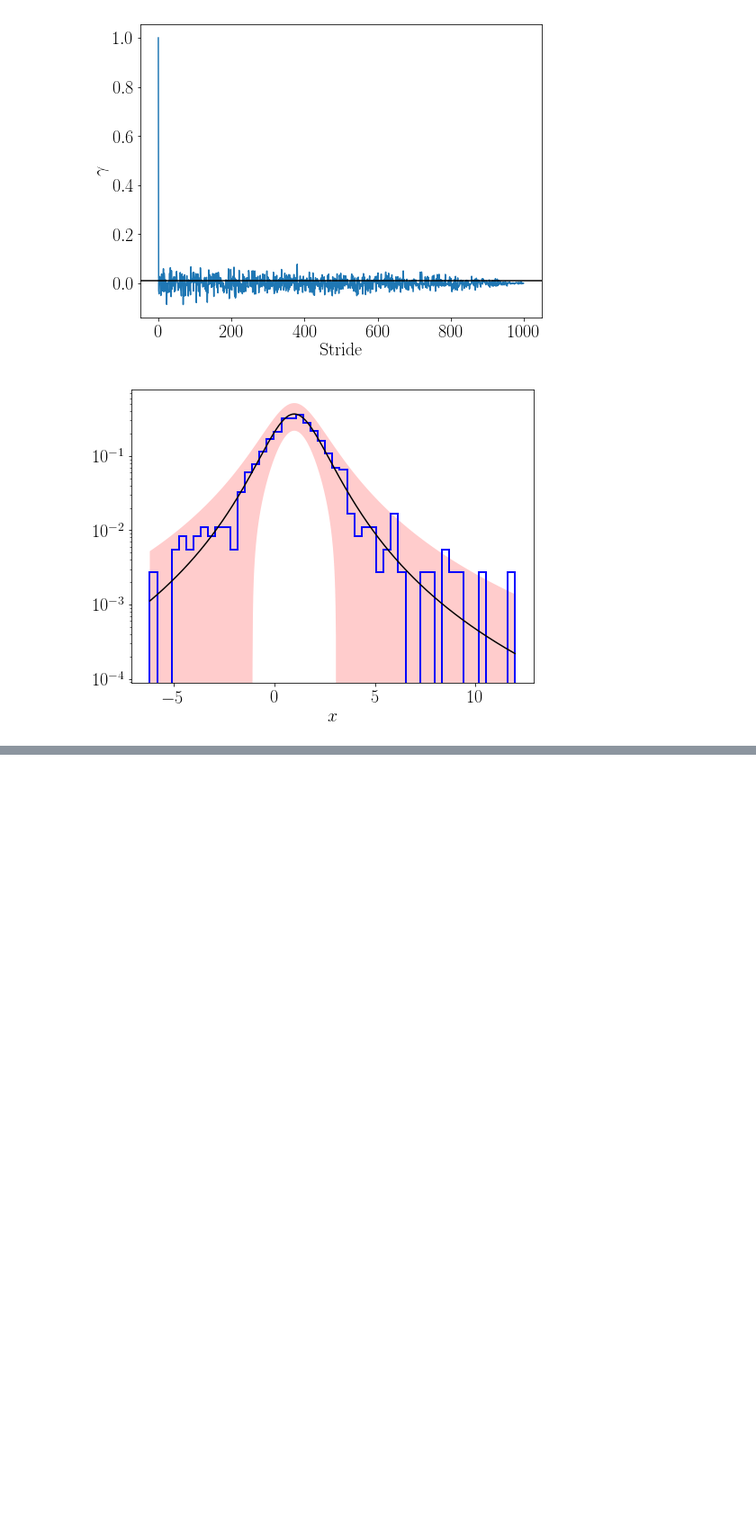
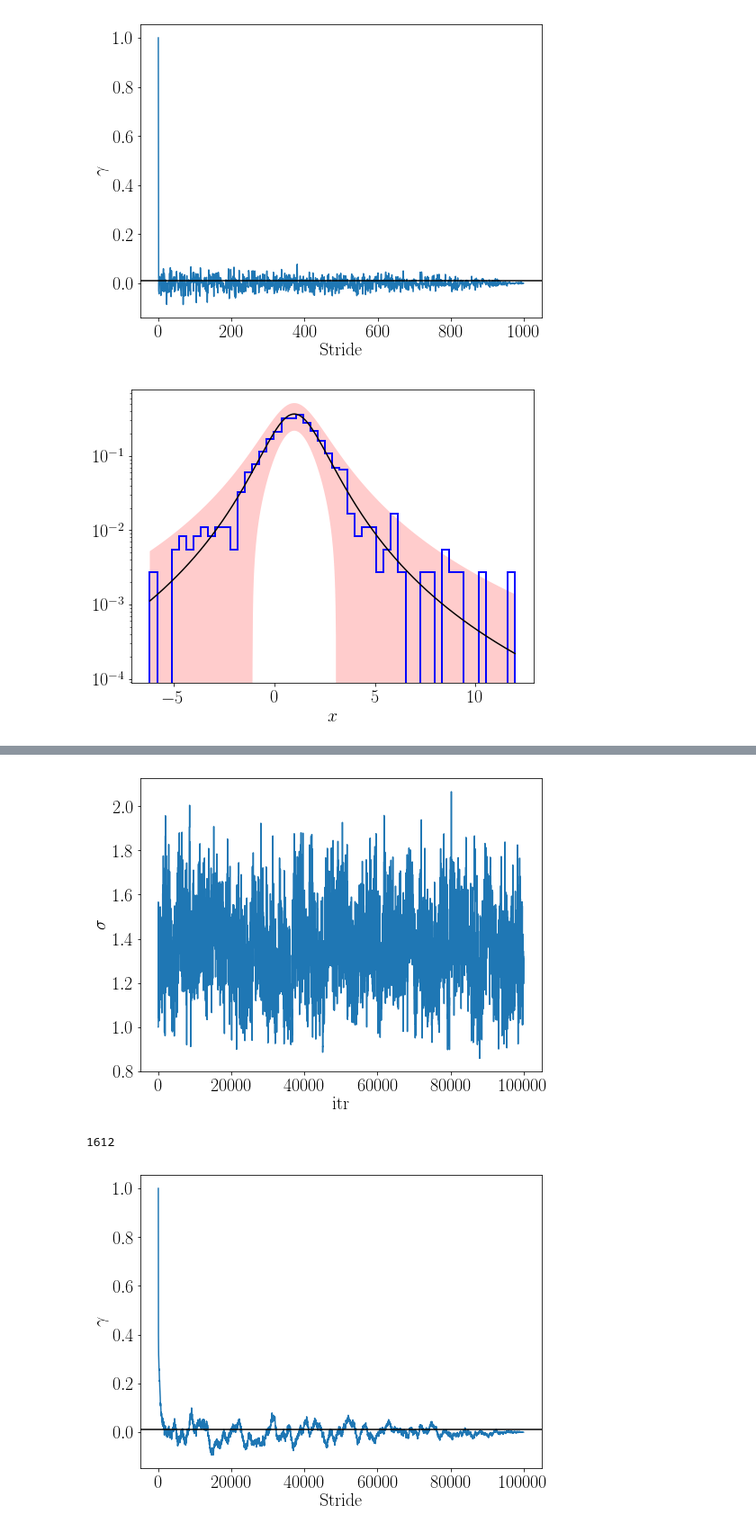
Before and after one commit to TravisRobson/MCMC_assigments, a Jupyter notebook: Post_Processing.ipynb, the cells around one changed output, grey strips where cells are left out. Shown at 90% size. Cells and saved outputs as stored; diff of their text form; code cells hidden in the pictures; blank space fills up the shorter version.

```diff
--- a/Post_Processing.ipynb
+++ b/Post_Processing.ipynb
@@ -147,0 +246,48 @@ plt.show()
+# %%
+samples = np.genfromtxt('chain1.dat')
+x = samples[:,3]
+
+plt.figure(figsize=(8,6))
+plt.rc('text', usetex=True)
+plt.rc('font', family='serif')
+plt.xlabel(r'itr', fontsize=20)
+plt.ylabel(r'$\sigma$', fontsize=20)
+plt.tick_params(axis='both', which='major', labelsize=20)
+
+plt.plot(x)
+
+plt.show()
+
+plt.figure(figsize=(8,6))
+plt.rc('text', usetex=True)
+plt.rc('font', family='serif')
+plt.xlabel(r'Stride', fontsize=20)
+plt.ylabel(r'$\gamma$', fontsize=20)
+plt.tick_params(axis='both', which='major', labelsize=20)
+
+temp = x-np.mean(x)
+corr = np.correlate(temp, temp, mode='full')
+
+c = corr[np.int(len(x))-1:]/np.max(corr)
+
+plt.plot(c)
+plt.axhline(y=0.01,color='k')
+
+corr_len = np.where(c < 0.01)[0][0]
+print corr_len
+
+plt.show()
+
+plt.figure(figsize=(8,6))
+plt.rc('text', usetex=True)
+plt.rc('font', family='serif')
+plt.xlabel(r'$\sigma$', fontsize=20)
+plt.tick_params(axis='both', which='major', labelsize=20)
+
+plt.hist(x, bins=50, histtype='step', normed=True, lw=2, color='b')
+
+plt.show()
+# %% [output]
+[figure, added]
+1612
+[figure, added]
```
Also changed, not shown: parts of 3 cells of this notebook, 1 other file.
